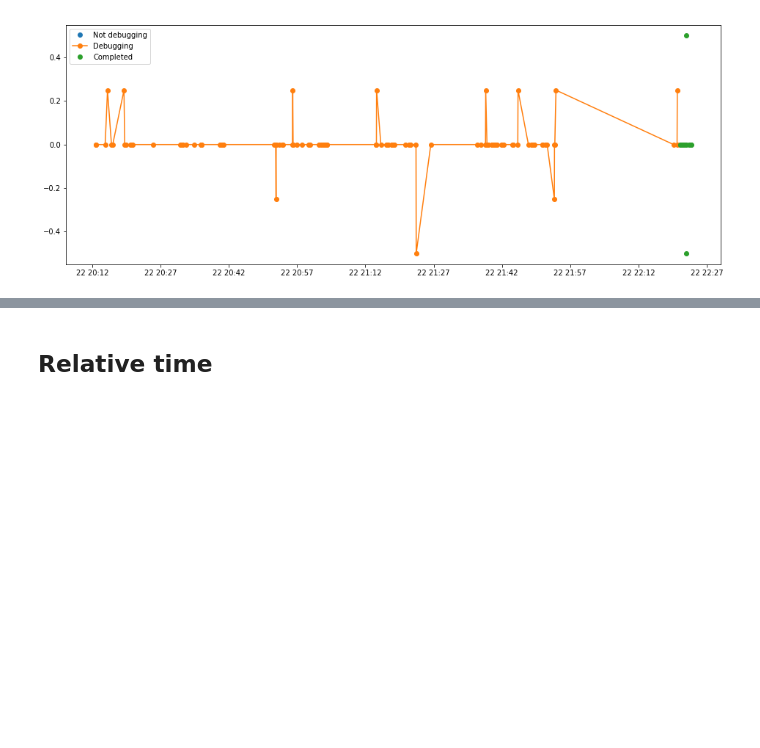
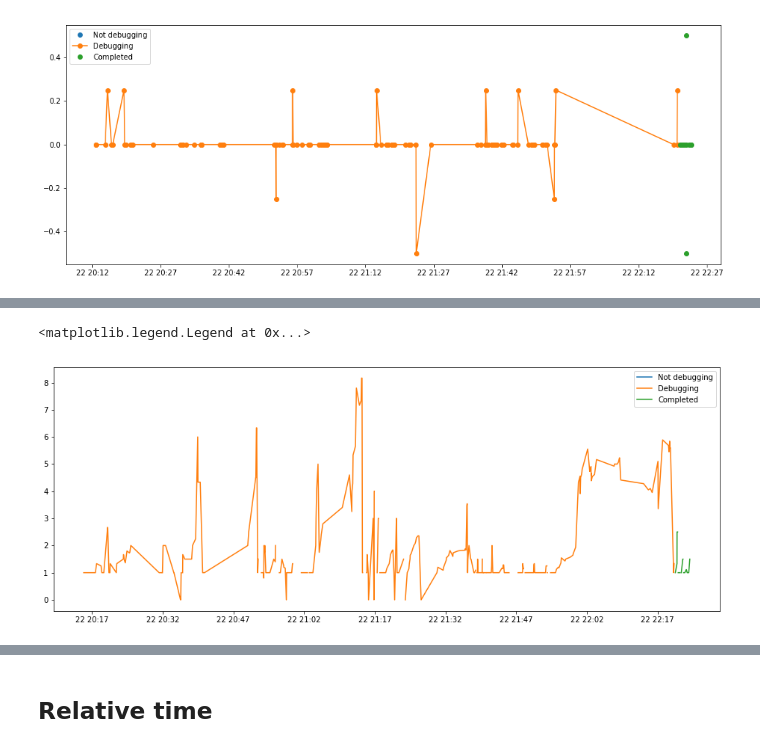
Before and after one commit to hermanmk/jexercise-data-analysis, a Jupyter notebook: Working modes.ipynb, the cells around one changed output, grey strips where cells are left out. Cells and saved outputs as stored; diff of their text form; code cells hidden in the pictures; blank space fills up the shorter version.

Commit message:
Plotting our latest experiment.

```diff
--- a/Working modes.ipynb
+++ b/Working modes.ipynb
@@ -457,0 +411,31 @@ plt.legend()
+# %%
+# Algorithm for classifying debbuings phases
+minutes = 5
+max_window = dt.timedelta(seconds=minutes * 60)
+df['Debugging'] = 0
+df['runs_last_5mins'] = np.nan
+df['acc_div_point'] = np.nan
+last_run = df.index.get_loc(only_runs.index[0])
+for row_idx in range(last_run + 1, len(df)):
+    cur_row = df.iloc[row_idx]
+    # We get the last run
+    last_run_row = df.iloc[last_run]
+    # Accumulated line diff since last run
+    accumulated = df.loc[last_run_row.name:cur_row.name].Line_diff1.sum()
+    # Line diff from last run
+    line_diff = preprocessing_data.get_diff_length_lines(last_run_row.SourceCode1, cur_row.SourceCode1)
+    # Number of runs in the last 5 minutes
+    runs_in_period = df.loc[cur_row.name - max_window:cur_row.name].TotalRuns.sum()
+    print(runs_in_period)
+    if line_diff == 0:
+        if pd.isnull(accumulated):
+            acc_div_point = np.nan
+        else:
+            acc_div_point = 0
+    else:
+        acc_div_point = accumulated / line_diff
+    print(acc_div_point)
+    df['acc_div_point'].iat[row_idx] = acc_div_point
+    df['runs_last_5mins'].iat[row_idx] = runs_in_period
+    if cur_row.TotalRuns == 1:
+        last_run = row_idx
@@ -457,0 +460,9 @@ plt.legend()
+# %%
+plt.figure(figsize=(16,6))
+plt.plot(df[not_debugging].acc_div_point, label='Not debugging')
+plt.plot(df[debugging].acc_div_point, label='Debugging')
+plt.plot(df[completed].acc_div_point, label='Completed')
+plt.legend()
+# %% [output]
+<matplotlib.legend.Legend at 0x...>
+[figure, added]
```
Also changed, not shown: parts of 7 cells of this notebook.
